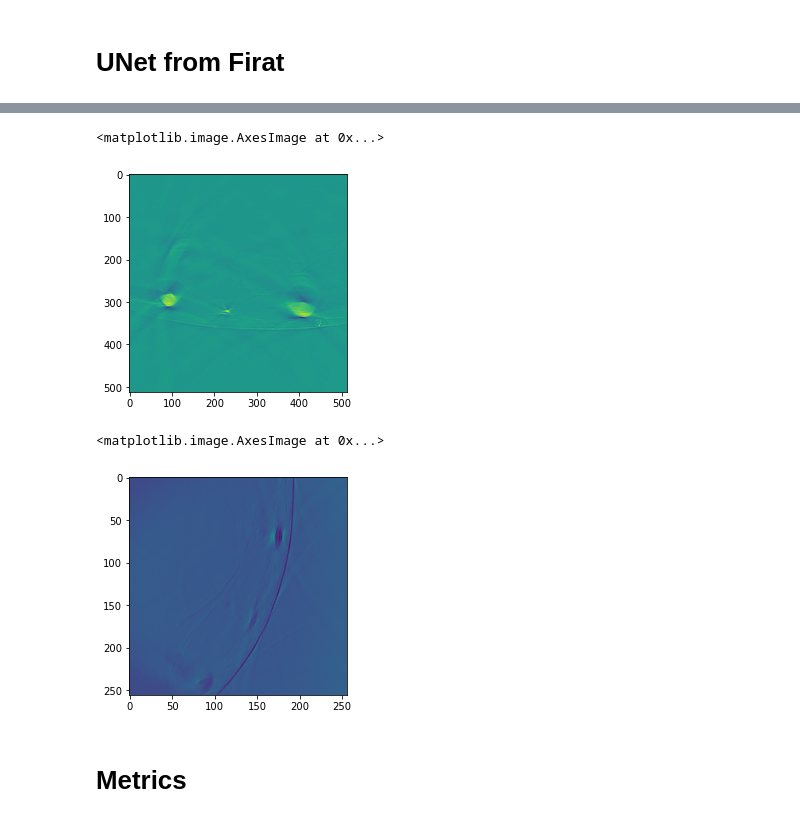
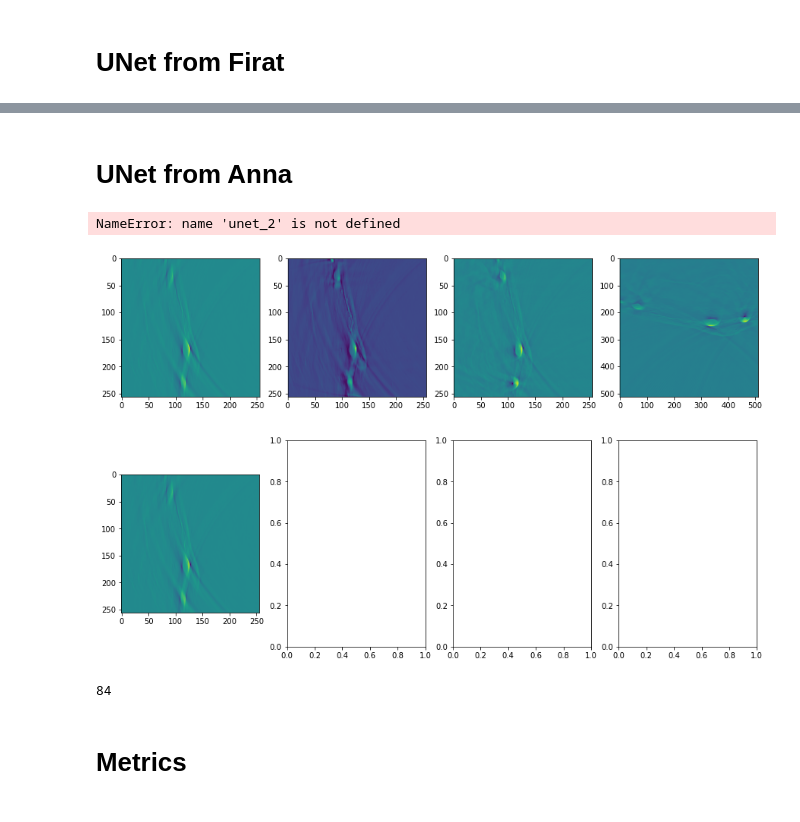
Before and after one commit to klanita/sigoat, a Jupyter notebook: table-olddata.ipynb, the cells around one changed output, grey strips where cells are left out. Saved outputs shown, nothing was run; the diff lists cells and outputs as text; code cells hidden in the pictures.

```diff
--- a/table-olddata.ipynb
+++ b/table-olddata.ipynb
@@ -105,13 +123,40 @@ plt.imshow(unet[i])
-# %%
-plt.imshow(GT_old_rec[i])
-# %% [output]
-<matplotlib.image.AxesImage at 0x...>
-[figure, removed]
-# %%
-plt.imshow(multi_GT_bp[i])
-# %% [output]
-<matplotlib.image.AxesImage at 0x...>
-[figure, removed]
+# %% [markdown]
+# UNet from Anna
+# %%
+# file_unet = '/home/anna/ResultsSignalDA/UNet-BM//maxpool_l1_BN_2022-12-12/test_arm.h5'
+# scale_unet = -1
+# file_unet = '//home/anna/ResultsSignalDA/UNet-BM//CorrectScale_l1_BN_2022-12-12/test_arm.h5'
+
+# f_unet = h5py.File(file_unet, 'r')
+# unet_2 = scale_unet*f_unet['output'][:]
+
+file_unet = '//home/anna/ResultsSignalDA/UNet-BM//CorrectScale_l1_BN_2022-12-12/test_arm.h5'
+# file_unet = '//home/anna/ResultsSignalDA/UNet-BM//NotBilinear_l1_BN_2022-12-13/test_arm.h5'
+
+f_unet = h5py.File(file_unet, 'r')
+unet = f_unet['output'][:]
+# %%
+i = np.random.choice(5000)
+fig, axs = plt.subplots(1, 4, figsize=(15, 5))
+axs[0].imshow(linear_GT_bp[i])
+axs[1].imshow(unet[i])
+axs[2].imshow(multi_GT_bp[i])
+axs[3].imshow(GT_old_rec[i])
+
+fig, axs = plt.subplots(1, 4, figsize=(15, 5))
+axs[0].imshow(linear_GT_bp[i])
+axs[1].imshow(unet_2[i])
+axs[2].imshow(multi_GT_bp[i])
+axs[3].imshow(GT_old_rec[i])
+# %% [output]
+NameError: name 'unet_2' is not defined
+[figure, added]
+[figure, added]
+# %%
+i
+# 1341 84
+# %% [output]
+84
 # %% [markdown]
 # Metrics
 # %%
```
Also changed, not shown: parts of 25 cells of this notebook, 14 other files.
